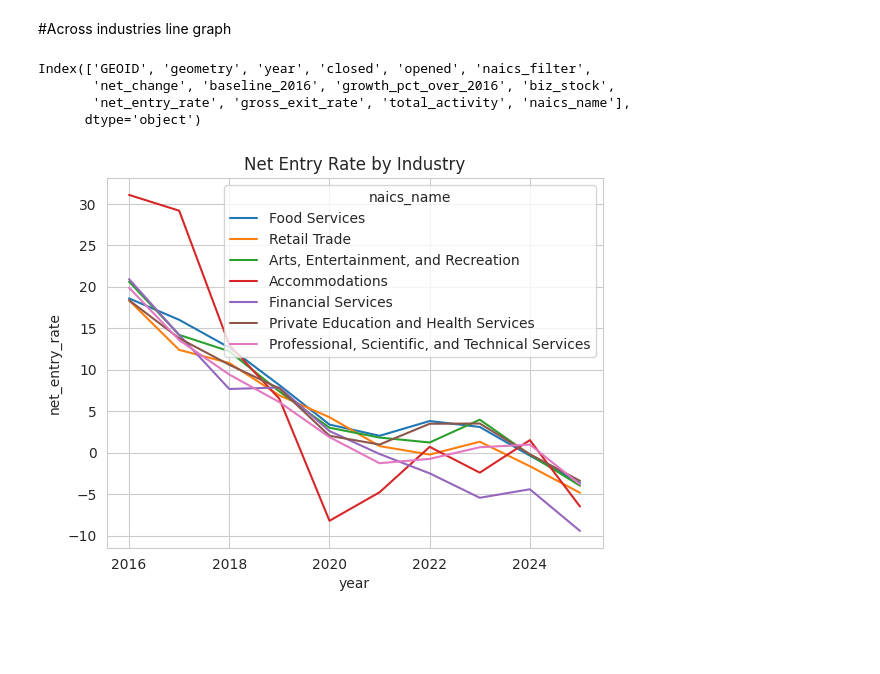
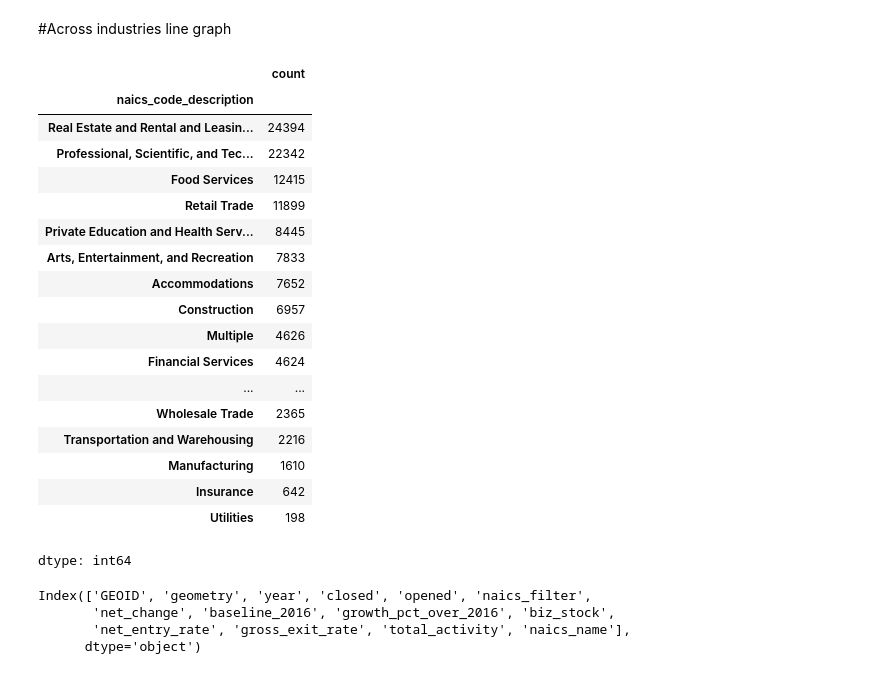
Before and after one commit to miaflynn/CYPLAN255-Final-Project, a Jupyter notebook: 03c_visualizations_net_change.ipynb, the cells around one changed output. Saved outputs shown, nothing was run; the diff lists cells and outputs as text; code cells hidden in the pictures; blank space fills up the shorter version.

```diff
--- a/03c_visualizations_net_change.ipynb
+++ b/03c_visualizations_net_change.ipynb
@@ -162,4 +159,27 @@ Text(0.5, 1.0, 'Net entry rate of Food Services businesses in EPC and non-EPC tr
 [figure]
 # %% [markdown]
 #Across industries line graph
+# %%
+#looking at naics keys real quick
+gdf_biz['naics_code_description'].value_counts()
+# %% [output]
+|  | count |
+| naics_code_description |  |
+| Real Estate and Rental and Leasin... | 24394 |
+| Professional, Scientific, and Tec... | 22342 |
+| Food Services | 12415 |
+| Retail Trade | 11899 |
+| Private Education and Health Serv... | 8445 |
+| Arts, Entertainment, and Recreation | 7833 |
+| Accommodations | 7652 |
+| Construction | 6957 |
+| Multiple | 4626 |
+| Financial Services | 4624 |
+| ... | ... |
+| Wholesale Trade | 2365 |
+| Transportation and Warehousing | 2216 |
+| Manufacturing | 1610 |
+| Insurance | 642 |
+| Utilities | 198 |
+dtype: int64
 # %%
@@ -188,17 +211,3 @@ Index(['GEOID', 'geometry', 'year', 'closed', 'opened', 'naics_filter',
        'net_change', 'baseline_2016', 'growth_pct_over_2016', 'biz_stock',
        'net_entry_rate', 'gross_exit_rate', 'total_activity', 'naics_name'],
       dtype='object')
-# %%
-sns.set_style('whitegrid')
-sns.lineplot(
-    combined,
-    x='year',
-    y='net_entry_rate',
-    hue='naics_name',
-    errorbar=None,
-    estimator='mean'
-)
-plt.title('Net Entry Rate by Industry')
-plt.show()
-# %% [output]
-[figure, removed]
```
Also changed, not shown: parts of 3 cells of this notebook.
